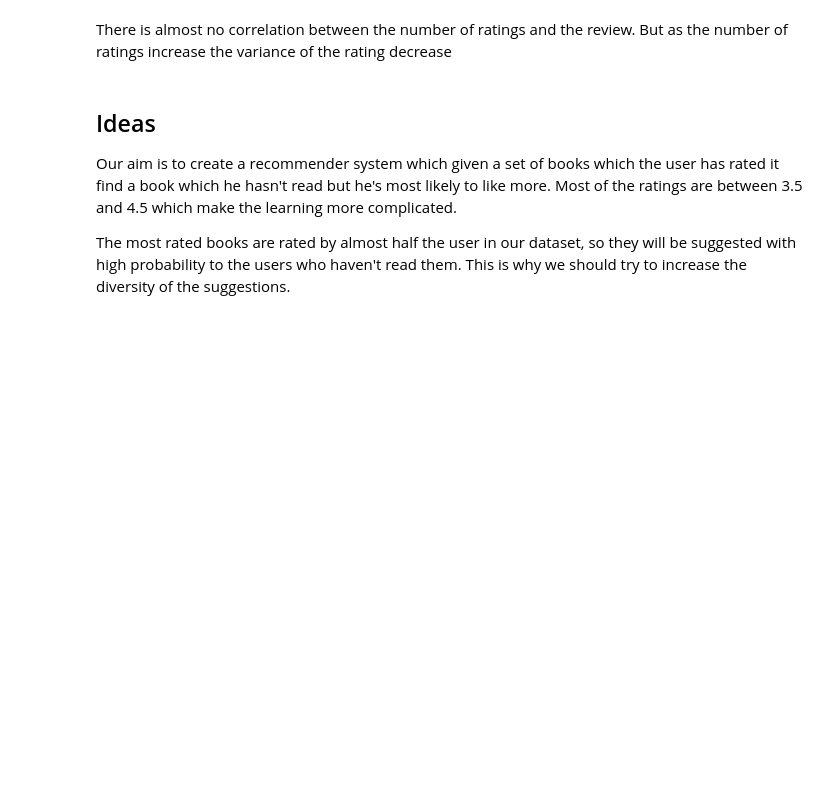
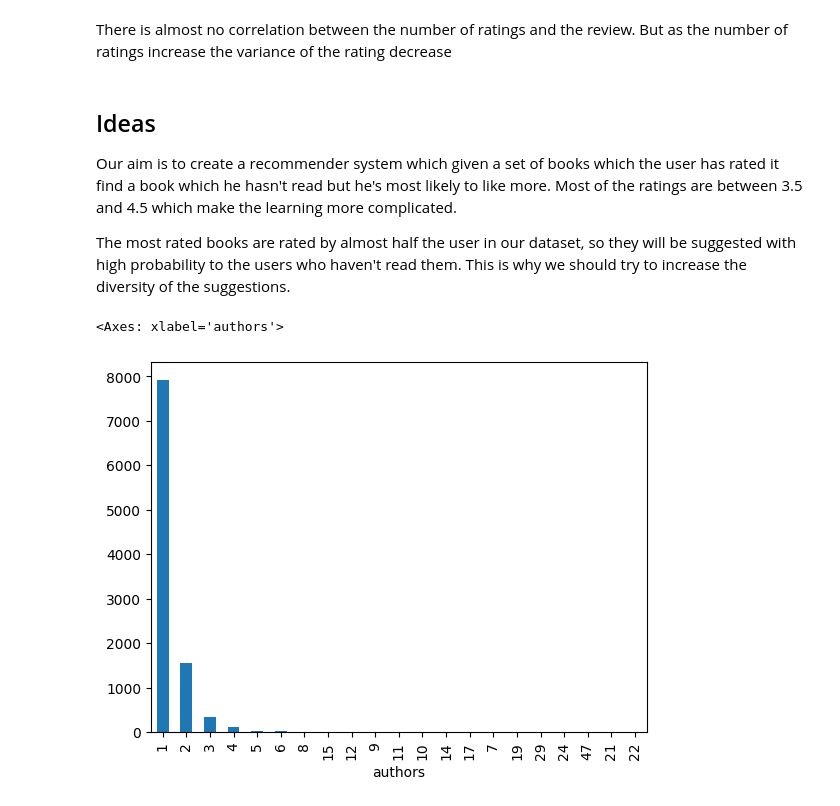
Before and after one commit to matsant01/graph_RecSys, a Jupyter notebook: notebooks/data_exploration.ipynb, the cells around one changed output. Cells and saved outputs as stored; diff of their text form; code cells hidden in the pictures; blank space fills up the shorter version.

```diff
--- a/notebooks/data_exploration.ipynb
+++ b/notebooks/data_exploration.ipynb
@@ -111,3 +172,13 @@ There is almost no correlation between the number of ratings and the review. But
 Our aim is to create a recommender system which given a set of books which the user has rated it find a book which he hasn't read but he's most likely to like more. Most of the ratings are between 3.5 and 4.5 which make the learning more complicated.
 
 The most rated books are rated by almost half the user in our dataset, so they will be suggested with high probability to the users who haven't read them. This is why we should try to increase the diversity of the suggestions.
+# %%
+import pandas as pd
+from matplotlib import pyplot as plt
+
+df_books = pd.read_csv('../data/books.csv')
+# %%
+df_books.authors.str.split(',').apply(len).value_counts().plot(kind='bar')
+# %% [output]
+<Axes: xlabel='authors'>
+[figure, added]
```
Also changed, not shown: parts of 16 cells of this notebook, 13 other files.
